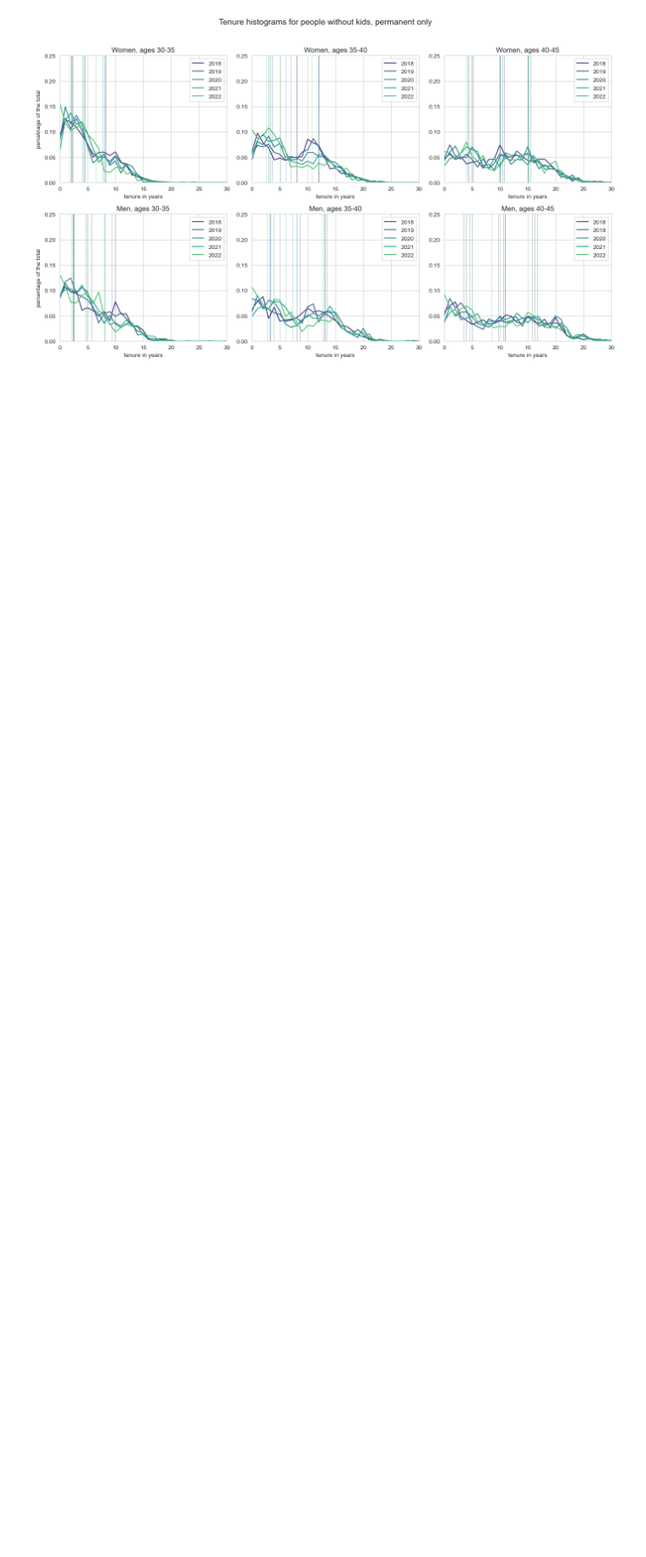
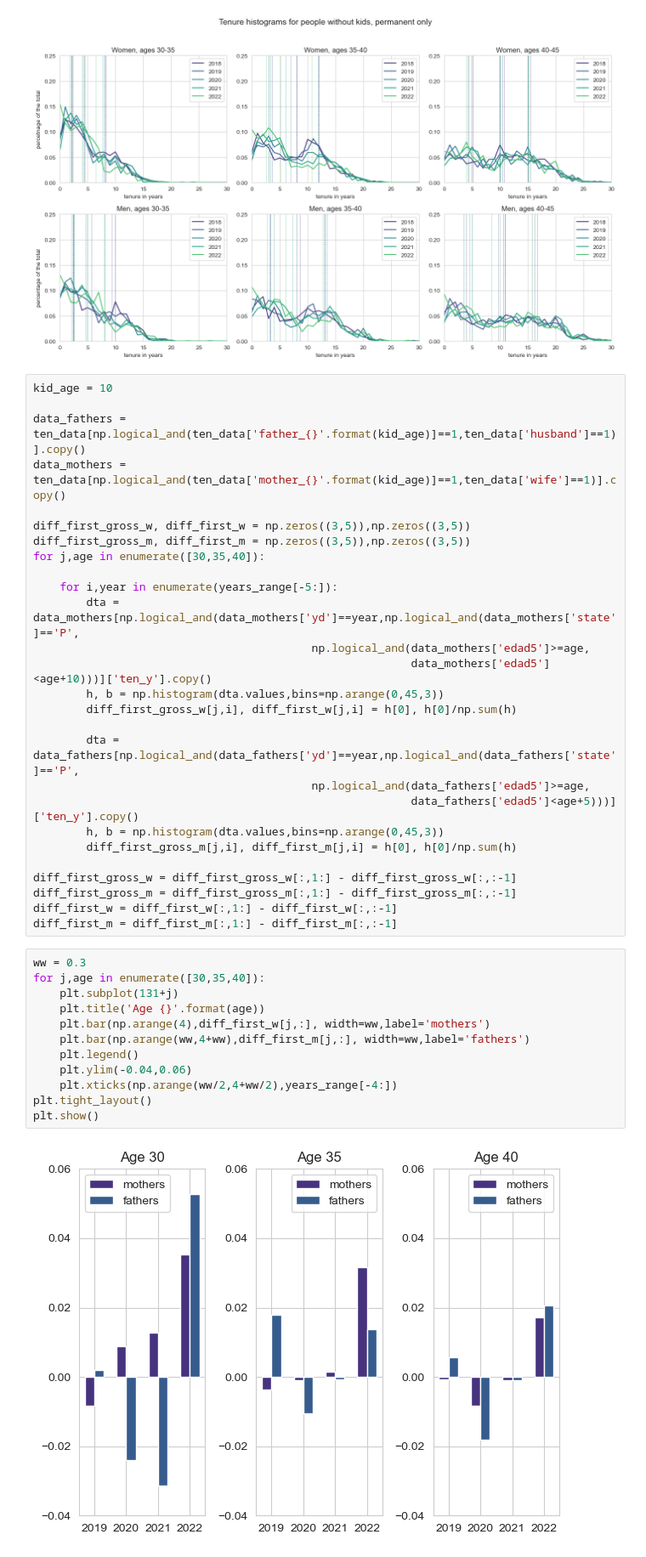
Before and after one commit to crisla/TenMoCoS, a Jupyter notebook: Descriptive_stats.ipynb, the cells around one changed output. Shown at 85% size. Drawn from its saved outputs; the diff is of its cells as text; blank space fills up the shorter version.

Commit message:
Cool histograms, keep 'em comin'

```diff
--- a/Descriptive_stats.ipynb
+++ b/Descriptive_stats.ipynb
@@ -775,3 +775,44 @@ plt.tight_layout()
 plt.show()
 # %% [output]
 [figure]
+# %%
+kid_age = 10
+
+data_fathers = ten_data[np.logical_and(ten_data['father_{}'.format(kid_age)]==1,ten_data['husband']==1)].copy()
+data_mothers = ten_data[np.logical_and(ten_data['mother_{}'.format(kid_age)]==1,ten_data['wife']==1)].copy()
+
+diff_first_gross_w, diff_first_w = np.zeros((3,5)),np.zeros((3,5))
+diff_first_gross_m, diff_first_m = np.zeros((3,5)),np.zeros((3,5))
+for j,age in enumerate([30,35,40]):
+
+    for i,year in enumerate(years_range[-5:]):
+        dta = data_mothers[np.logical_and(data_mothers['yd']==year,np.logical_and(data_mothers['state']=='P',
+                                          np.logical_and(data_mothers['edad5']>=age,
+                                                         data_mothers['edad5']<age+10)))]['ten_y'].copy()
+        h, b = np.histogram(dta.values,bins=np.arange(0,45,3))
+        diff_first_gross_w[j,i], diff_first_w[j,i] = h[0], h[0]/np.sum(h)
+
+        dta = data_fathers[np.logical_and(data_fathers['yd']==year,np.logical_and(data_fathers['state']=='P',
+                                          np.logical_and(data_fathers['edad5']>=age,
+                                                         data_fathers['edad5']<age+5)))]['ten_y'].copy()
+        h, b = np.histogram(dta.values,bins=np.arange(0,45,3))
+        diff_first_gross_m[j,i], diff_first_m[j,i] = h[0], h[0]/np.sum(h)
+
+diff_first_gross_w = diff_first_gross_w[:,1:] - diff_first_gross_w[:,:-1]
+diff_first_gross_m = diff_first_gross_m[:,1:] - diff_first_gross_m[:,:-1]
+diff_first_w = diff_first_w[:,1:] - diff_first_w[:,:-1]
+diff_first_m = diff_first_m[:,1:] - diff_first_m[:,:-1]
+# %%
+ww = 0.3
+for j,age in enumerate([30,35,40]):
+    plt.subplot(131+j)
+    plt.title('Age {}'.format(age))
+    plt.bar(np.arange(4),diff_first_w[j,:], width=ww,label='mothers')
+    plt.bar(np.arange(ww,4+ww),diff_first_m[j,:], width=ww,label='fathers')
+    plt.legend()
+    plt.ylim(-0.04,0.06)
+    plt.xticks(np.arange(ww/2,4+ww/2),years_range[-4:])
+plt.tight_layout()
+plt.show()
+# %% [output]
+[figure, added]
```
Also changed, not shown: parts of 2 cells of this notebook.
